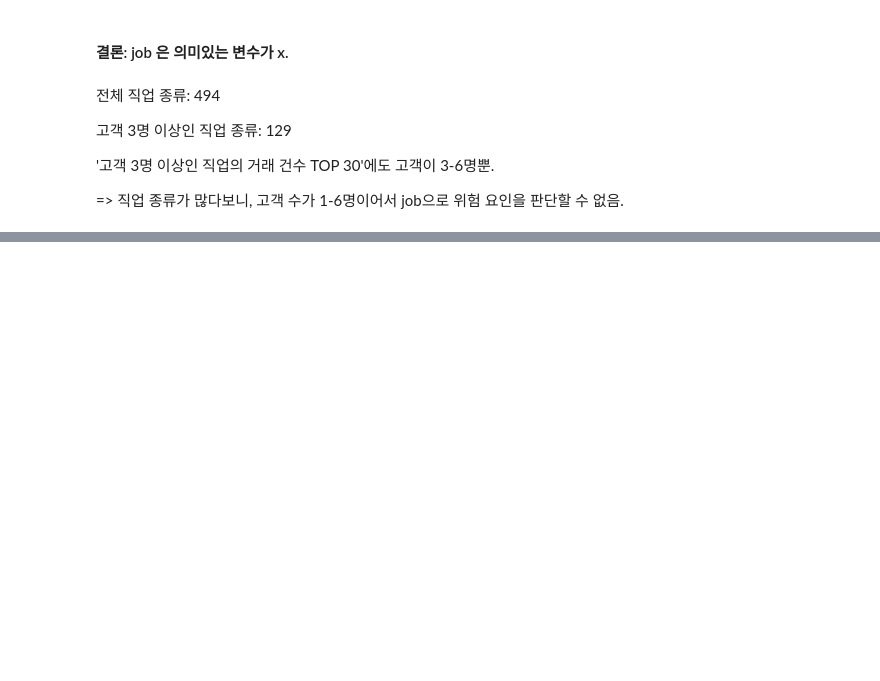
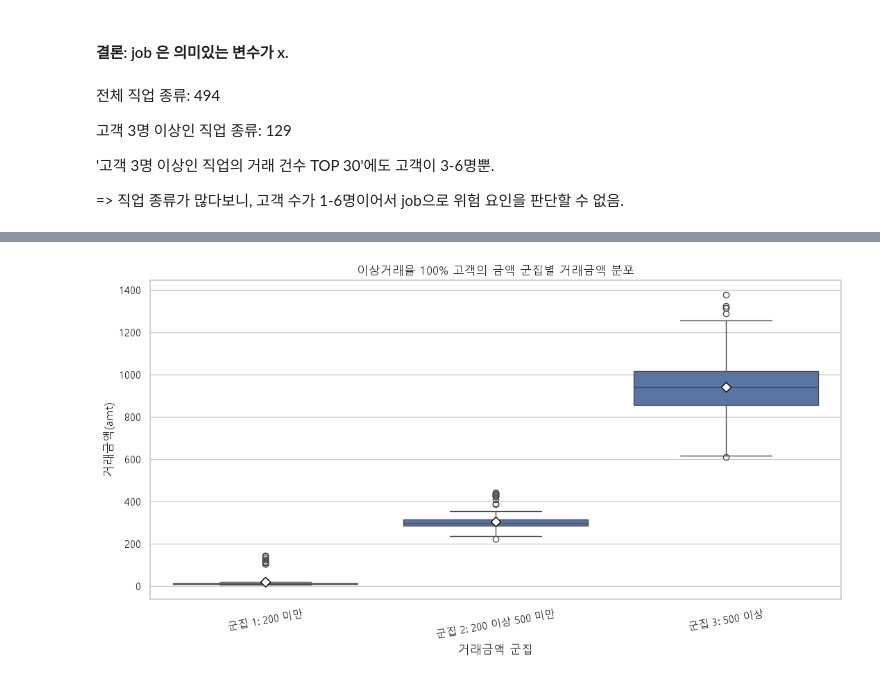
Before and after one commit to dayomschool/BDAI, a Jupyter notebook: 02_EDA_민정.ipynb, the cells around one changed output, grey strips where cells are left out. Drawn from its saved outputs; the diff is of its cells as text; code cells hidden in the pictures; blank space fills up the shorter version.

```diff
--- a/02_EDA_민정.ipynb
+++ b/02_EDA_민정.ipynb
@@ -3883,0 +4193,27 @@ plt.show()
+# %%
+import matplotlib.pyplot as plt
+import seaborn as sns
+
+plt.figure(figsize=(11, 6))
+
+ax = sns.boxplot(
+    data=amount_cluster_data_75,
+    x="amount_cluster",
+    y="amt",
+    showmeans=True,
+    meanprops={
+        "marker": "D",
+        "markerfacecolor": "white",
+        "markeredgecolor": "black",
+        "markersize": 7
+    }
+)
+
+plt.title("이상거래율 100% 고객의 금액 군집별 거래금액 분포")
+plt.xlabel("거래금액 군집")
+plt.ylabel("거래금액(amt)")
+plt.xticks(rotation=10)
+plt.tight_layout()
+plt.show()
+# %% [output]
+[figure, added]
```
Also changed, not shown: parts of 13 cells of this notebook.
